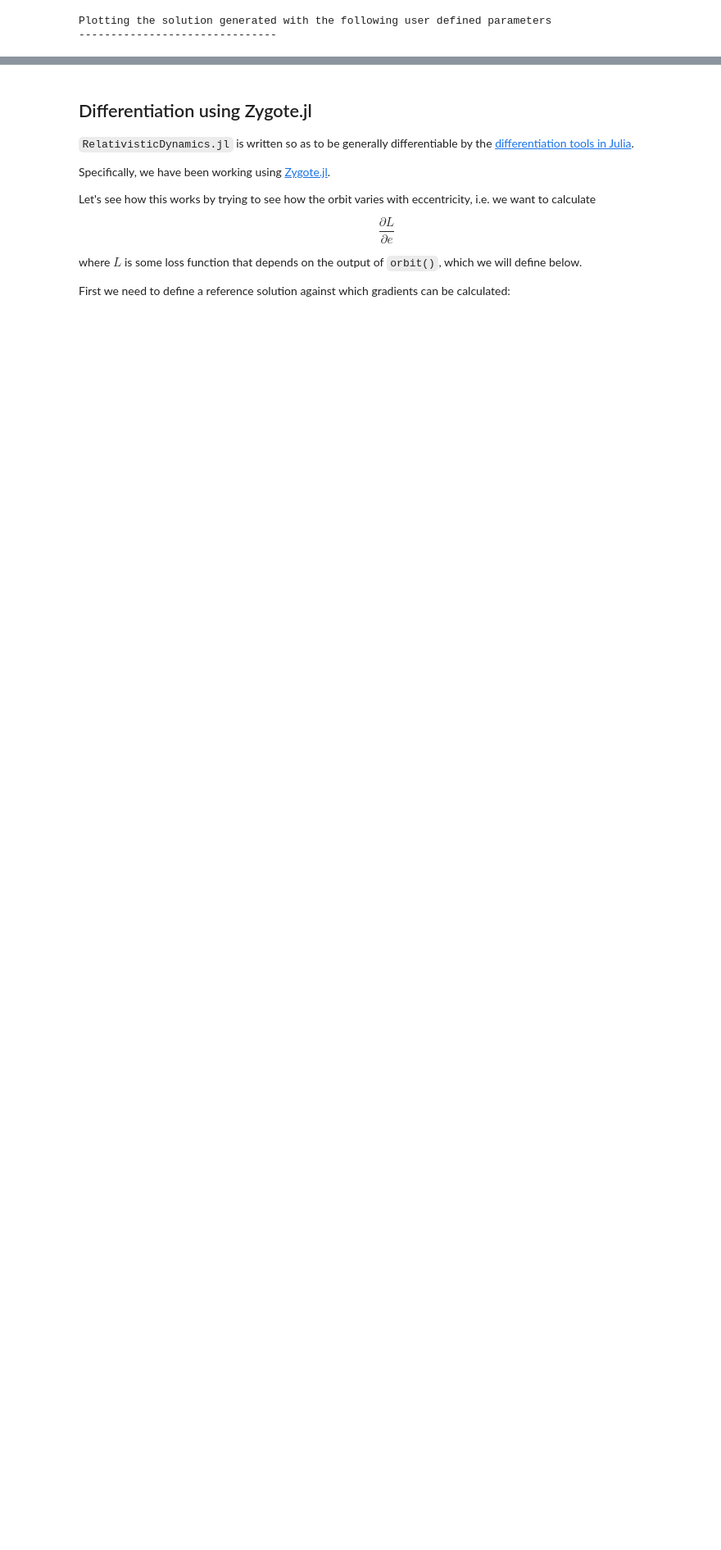
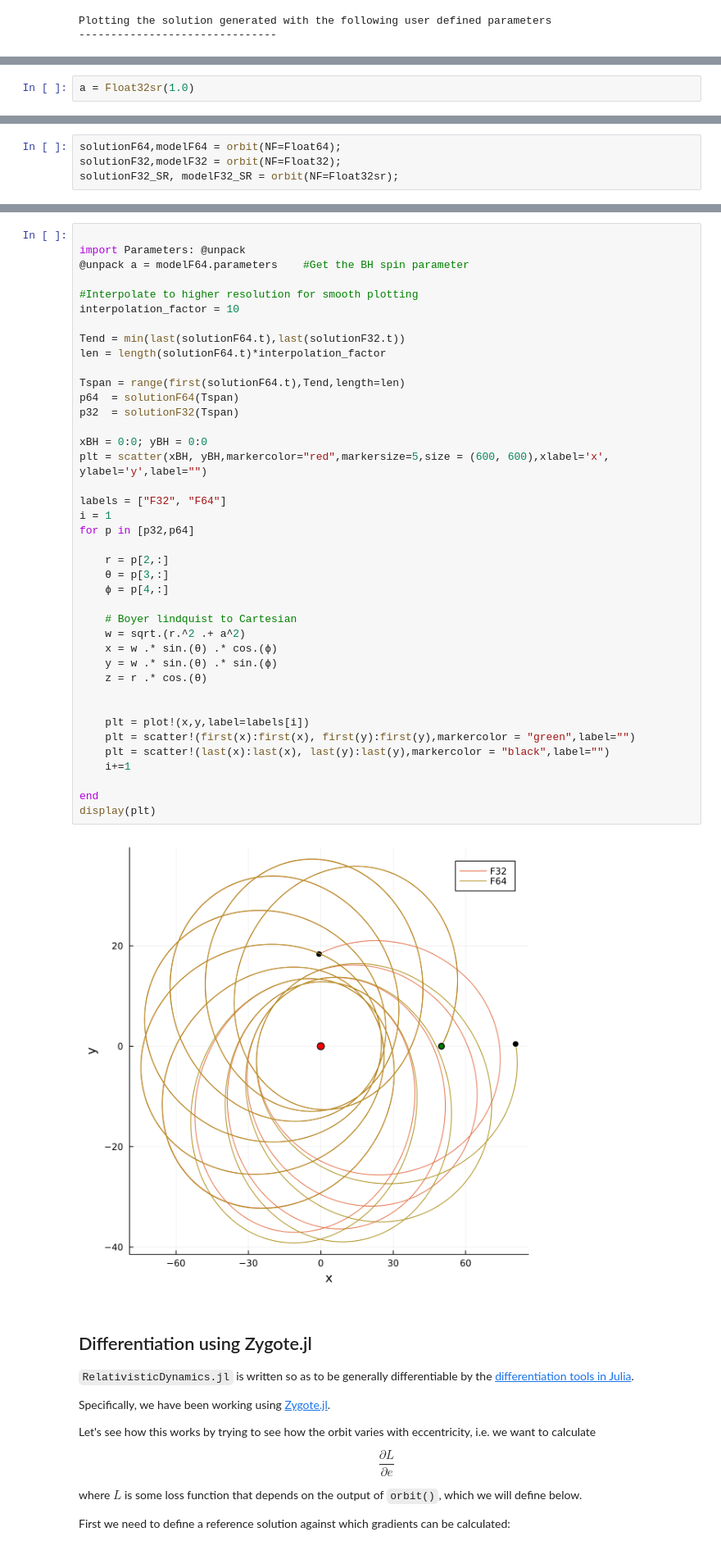
Before and after one commit to tomkimpson/RelativisticDynamics.jl, a Jupyter notebook: notebooks/demo.ipynb, the cells around one changed output, grey strips where cells are left out. Shown at 82% size. Cells and saved outputs as stored; diff of their text form; blank space fills up the shorter version.

```diff
--- a/notebooks/demo.ipynb
+++ b/notebooks/demo.ipynb
@@ -35,0 +40,2 @@ Plotting the solution generated with the following user defined parameters
+# %%
+a = Float32sr(1.0)
@@ -35,0 +52,4 @@ Plotting the solution generated with the following user defined parameters
+# %%
+solutionF64,modelF64 = orbit(NF=Float64);
+solutionF32,modelF32 = orbit(NF=Float32);
+solutionF32_SR, modelF32_SR = orbit(NF=Float32sr);
@@ -36,3 +81,45 @@ Plotting the solution generated with the following user defined parameters
+# %%
+
+import Parameters: @unpack
+@unpack a = modelF64.parameters    #Get the BH spin parameter
+
+#Interpolate to higher resolution for smooth plotting
+interpolation_factor = 10
+
+Tend = min(last(solutionF64.t),last(solutionF32.t))
+len = length(solutionF64.t)*interpolation_factor
+
+Tspan = range(first(solutionF64.t),Tend,length=len)
+p64  = solutionF64(Tspan)
+p32  = solutionF32(Tspan)
+
+xBH = 0:0; yBH = 0:0
+plt = scatter(xBH, yBH,markercolor="red",markersize=5,size = (600, 600),xlabel='x', ylabel='y',label="")
+
+labels = ["F32", "F64"]
+i = 1
+for p in [p32,p64]
+
+    r = p[2,:]
+    θ = p[3,:]
+    ϕ = p[4,:]
+
+    # Boyer lindquist to Cartesian
+    w = sqrt.(r.^2 .+ a^2)
+    x = w .* sin.(θ) .* cos.(ϕ)
+    y = w .* sin.(θ) .* sin.(ϕ)
+    z = r .* cos.(θ)
+
+
+    plt = plot!(x,y,label=labels[i])
+    plt = scatter!(first(x):first(x), first(y):first(y),markercolor = "green",label="")
+    plt = scatter!(last(x):last(x), last(y):last(y),markercolor = "black",label="")
+    i+=1
+
+end
+display(plt)
+# %% [output]
+[figure, added]
 # %% [markdown]
 ## Differentiation using Zygote.jl
 
```
Also changed, not shown: parts of 13 cells of this notebook, 2 other files.
